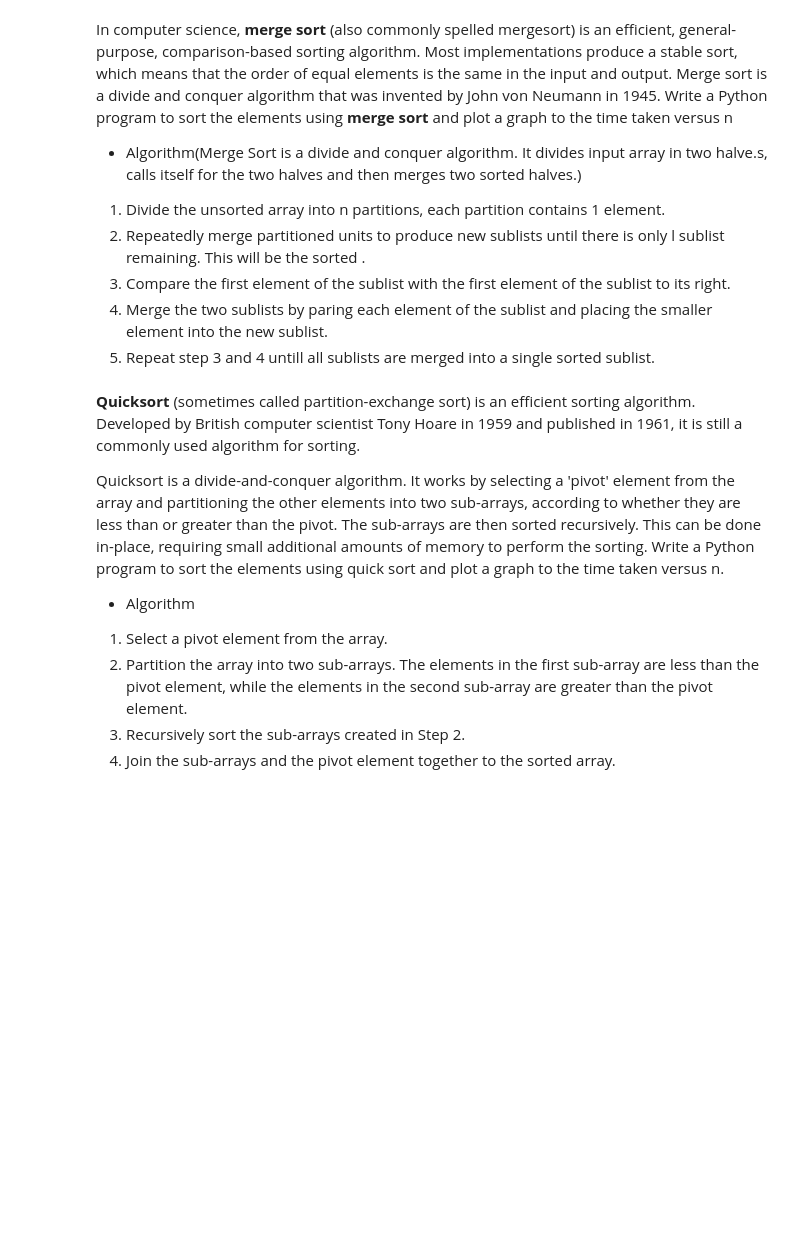
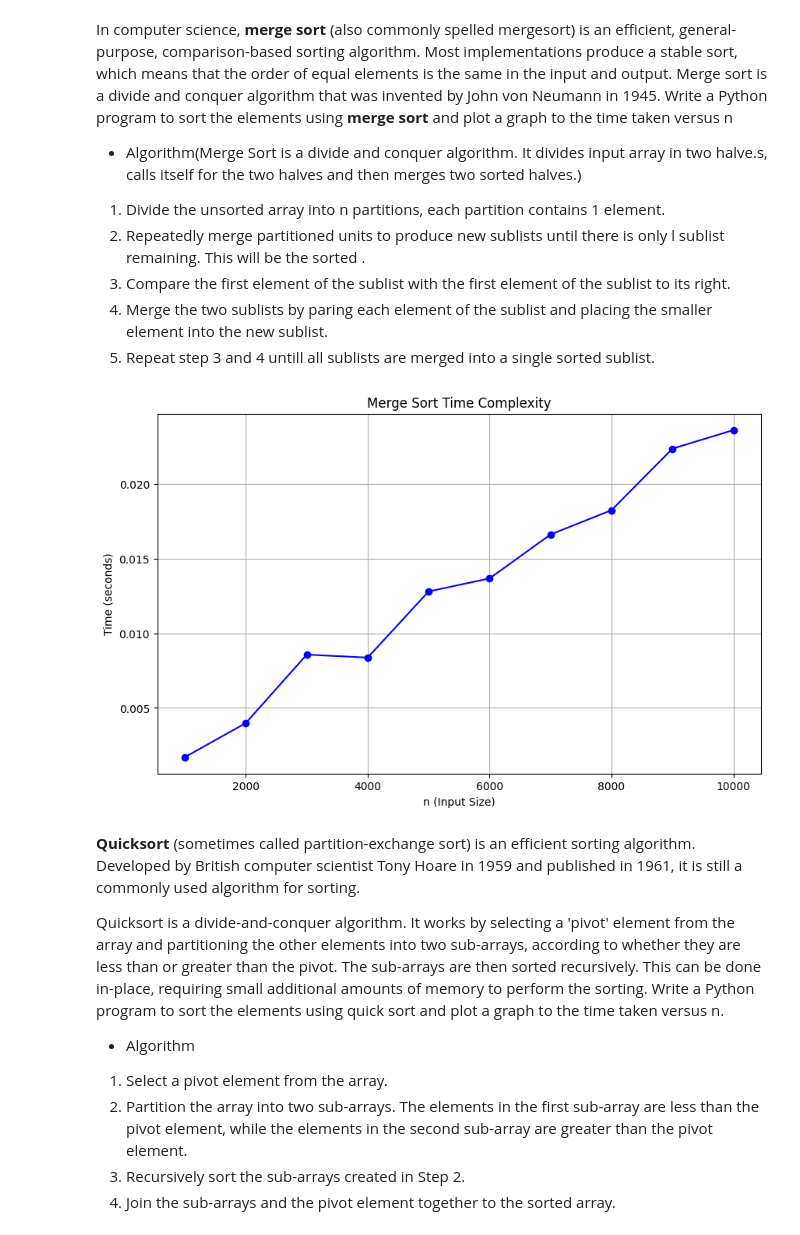
Before and after one commit to avipareta29/Avi-Pareta, a Jupyter notebook: Lab_5.ipynb, the cells around one changed output. Saved outputs shown, nothing was run; the diff lists cells and outputs as text; code cells hidden in the pictures; blank space fills up the shorter version.

```diff
--- a/Lab_5.ipynb
+++ b/Lab_5.ipynb
@@ -28,3 +94,55 @@ Write a Python program to sort the elements using **merge sort** and plot a grap
+# %%
+#write code for above cell and compute the running time and also plot graph.
+import random
+import time
+import matplotlib.pyplot as plt
+
+def merge_sort(arr):
+    if len(arr) > 1:
+        mid = len(arr)//2
+        left_half =arr[:mid]
+        right_half =arr[mid:]
+        merge_sort(left_half)
+        merge_sort(right_half)
+        i=j=k=0
+        while i < len(left_half) and j < len(right_half):
+            if left_half[i] < right_half[j]:
+                arr[k] = left_half[i]
+                i+=1
+            else:
+                arr[k] = right_half[j]
+                j+=1
+            k+=1
+        while i < len(left_half):
+            arr[k] = left_half[i]
+            i+=1
+            k+=1
+        while j < len(right_half):
+            arr[k] = right_half[j]
+            j+=1
+            k+=1
+
+def analyze_and_plot():
+    n_values = []
+    time_values = []
+    for n in range(1000, 11000, 1000):
+        arr = [random.randint(0, 10000) for _ in range(n)]
+        start_time = time.time()
+        merge_sort(arr)
+        end_time = time.time()
+        n_values.append(n)
+        time_values.append(end_time - start_time)
+    plt.figure(figsize=(10, 6))
+    plt.plot(n_values, time_values, marker='o', linestyle='-', color='b')
+    plt.title('Merge Sort Time Complexity')
+    plt.xlabel('n (Input Size)')
+    plt.ylabel('Time (seconds)')
+    plt.grid(True)
+    plt.show()
+if __name__ == "__main__":
+    analyze_and_plot()
+# %% [output]
+[figure, added]
 # %% [markdown]
 **Quicksort** (sometimes called partition-exchange sort) is an efficient sorting algorithm. Developed by British computer scientist Tony Hoare in 1959 and published in 1961, it is still a commonly used algorithm for sorting.
 
```
Also changed, not shown: parts of 6 cells of this notebook.
